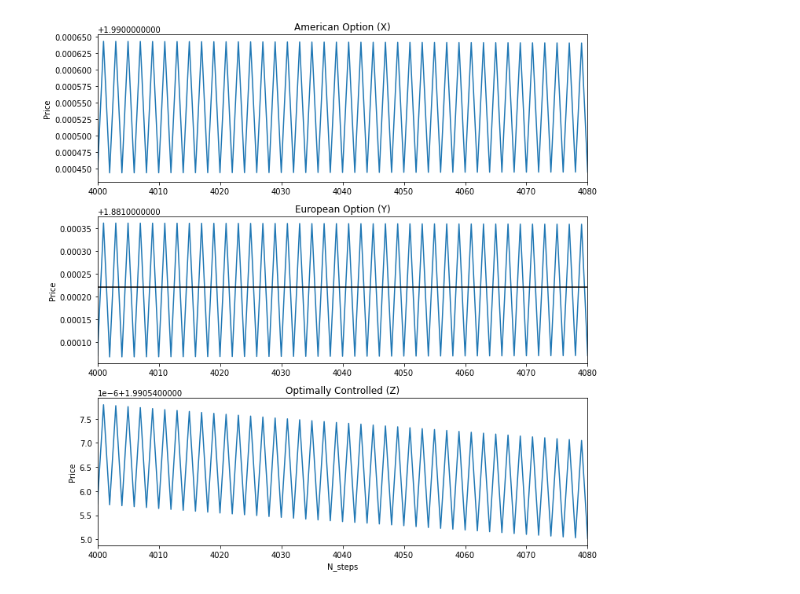
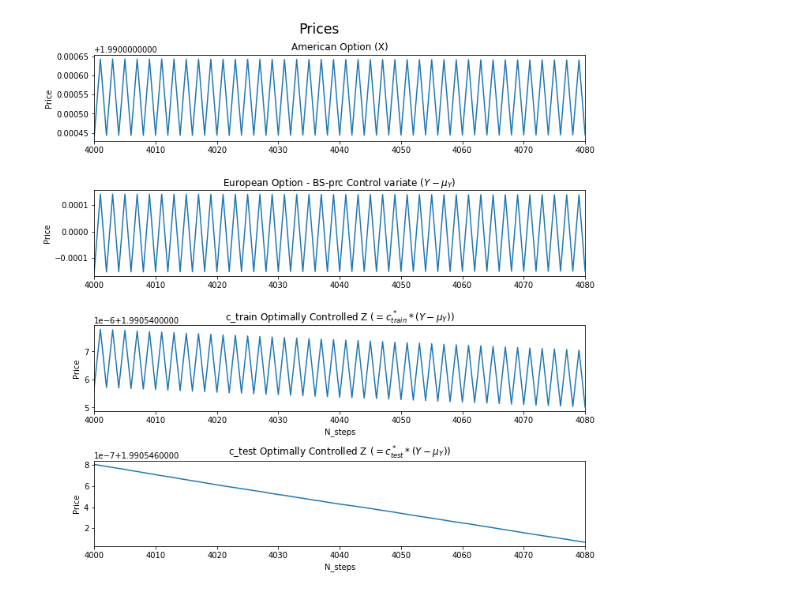
Before and after one commit to dslowik44/Option_Pricing, a Jupyter notebook: Doc_Ctrl_Var.ipynb, the cells around one changed output. Cells and saved outputs as stored; diff of their text form; code cells hidden in the pictures.

```diff
--- a/Doc_Ctrl_Var.ipynb
+++ b/Doc_Ctrl_Var.ipynb
@@ -206,31 +228,37 @@ for (int N_steps = 1000; N_steps < 20002; ++N_steps) {
 # %%
 # Plot American, European and Z(min variance) prices for N_steps on [4000, 4080]:
 import numpy as np
 import matplotlib.pyplot as plt
 
-N_steps, a, e, opt = np.loadtxt("prcs_4000-4080.csv", delimiter=',', unpack=True)
+N_steps, a, e, opt, opt_test = np.loadtxt("prcs_4000-4080.csv", delimiter=',', unpack=True)
 
 
-fig, ax = plt.subplots(3, 1, figsize=(10,10))
+fig, ax = plt.subplots(4, 1, figsize=(10,10))
 ax[0].plot(N_steps, a)
 ax[0].set_title("American Option (X)")
 ax[0].set_xlim(N_steps[0], N_steps[-1])
 ax[0].set_ylabel('Price')
 
 ax[1].plot(N_steps, e)
-ax[1].set_title("European Option (Y)")
-ax[1].axhline(y=1.88122, color="black")
+ax[1].set_title("European Option - BS-prc Control variate ($Y-\mu_Y$)")
+#ax[1].axhline(y=1.88122, color="black")
 ax[1].set_xlim(N_steps[0], N_steps[-1])
 ax[1].set_ylabel('Price')
 
 ax[2].plot(N_steps, opt)
-ax[2].set_title("Optimally Controlled (Z)")
+ax[2].set_title("c_train Optimally Controlled Z ($= c^*_{train}*(Y-\mu_Y))$")
 ax[2].set_xlim(N_steps[0], N_steps[-1])
-ax[2].set_xlabel('N_steps')
 ax[2].set_ylabel('Price')
+
+ax[3].plot(N_steps, opt_test)
+ax[3].set_title("c_test Optimally Controlled Z ($= c^*_{test}*(Y-\mu_Y))$")
+ax[3].set_xlim(N_steps[0], N_steps[-1])
+ax[3].set_xlabel('N_steps')
+ax[3].set_ylabel('Price')
+fig.suptitle("Prices", fontsize="xx-large")
 fig.tight_layout()
 plt.show()
 # %% [output]
-[figure, old version]
+[figure, new version]
 # %%
 # American, European and Z(min variance) prices for N_steps on [1000, 20000]:
```
Also changed, not shown: parts of 7 cells of this notebook.
